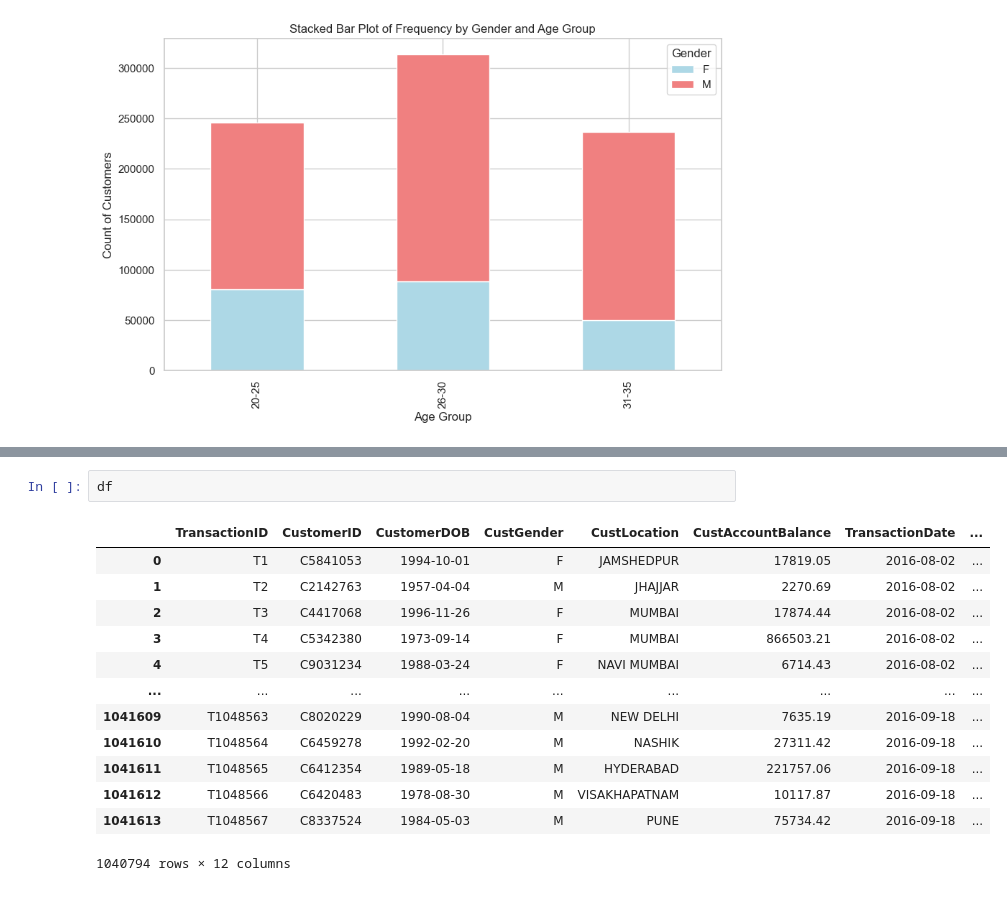
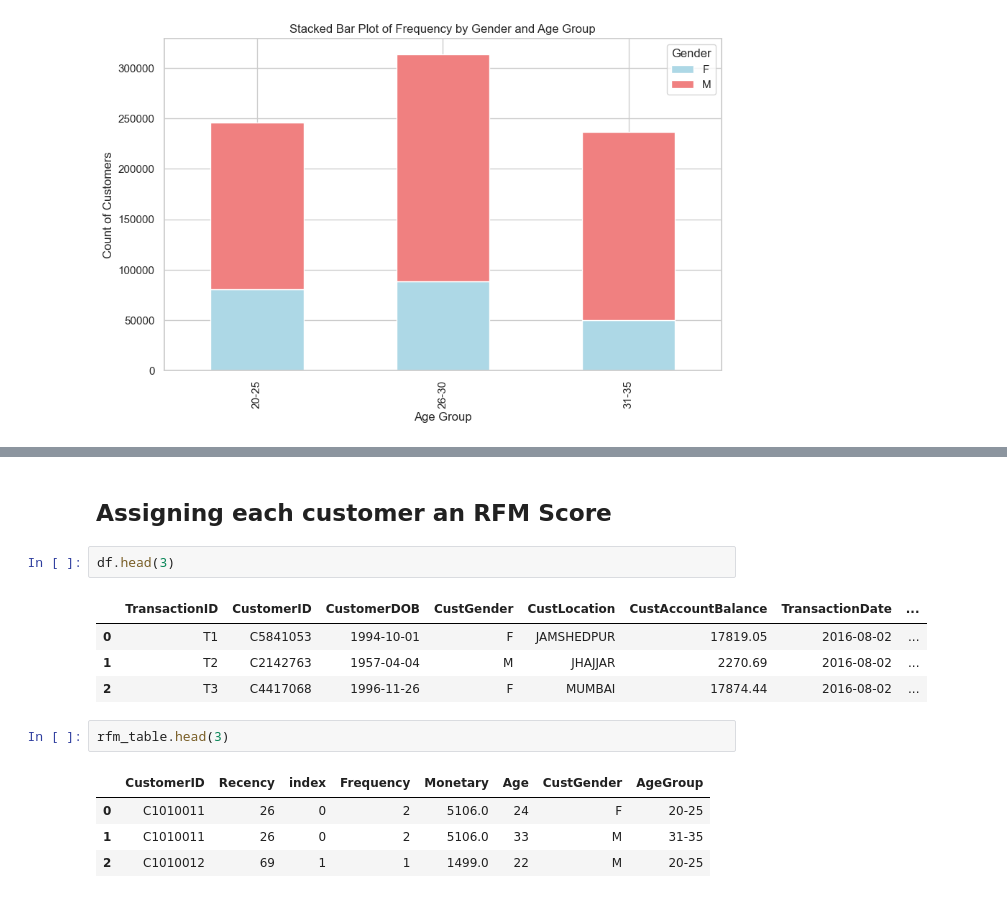
Before and after one commit to joachinhimself/RFM-Analysis, a Jupyter notebook: Notebooks/RFM Analysis Solution.ipynb, the cells around one changed output, grey strips where cells are left out. Saved outputs shown, nothing was run; the diff lists cells and outputs as text.

Commit message:
Assigning each customer RFM Score

```diff
--- a/Notebooks/RFM Analysis Solution.ipynb
+++ b/Notebooks/RFM Analysis Solution.ipynb
@@ -977,16 +982,16 @@ plt.show()
+# %% [markdown]
+## Assigning each customer an RFM Score ##
 # %%
-df
+df.head(3)
 # %% [output]
 |  | TransactionID | CustomerID | CustomerDOB | CustGender | CustLocation | CustAccountBalance | TransactionDate | ... |
 | 0 | T1 | C5841053 | 1994-10-01 | F | JAMSHEDPUR | 17819.05 | 2016-08-02 | ... |
 | 1 | T2 | C2142763 | 1957-04-04 | M | JHAJJAR | 2270.69 | 2016-08-02 | ... |
 | 2 | T3 | C4417068 | 1996-11-26 | F | MUMBAI | 17874.44 | 2016-08-02 | ... |
-| 3 | T4 | C5342380 | 1973-09-14 | F | MUMBAI | 866503.21 | 2016-08-02 | ... |
-| 4 | T5 | C9031234 | 1988-03-24 | F | NAVI MUMBAI | 6714.43 | 2016-08-02 | ... |
-| ... | ... | ... | ... | ... | ... | ... | ... | ... |
-| 1041609 | T1048563 | C8020229 | 1990-08-04 | M | NEW DELHI | 7635.19 | 2016-09-18 | ... |
-| 1041610 | T1048564 | C6459278 | 1992-02-20 | M | NASHIK | 27311.42 | 2016-09-18 | ... |
-| 1041611 | T1048565 | C6412354 | 1989-05-18 | M | HYDERABAD | 221757.06 | 2016-09-18 | ... |
-| 1041612 | T1048566 | C6420483 | 1978-08-30 | M | VISAKHAPATNAM | 10117.87 | 2016-09-18 | ... |
-| 1041613 | T1048567 | C8337524 | 1984-05-03 | M | PUNE | 75734.42 | 2016-09-18 | ... |
-1040794 rows × 12 columns
+# %%
+rfm_table.head(3)
+# %% [output]
+|  | CustomerID | Recency | index | Frequency | Monetary | Age | CustGender | AgeGroup |
+| 0 | C1010011 | 26 | 0 | 2 | 5106.0 | 24 | F | 20-25 |
+| 1 | C1010011 | 26 | 0 | 2 | 5106.0 | 33 | M | 31-35 |
+| 2 | C1010012 | 69 | 1 | 1 | 1499.0 | 22 | M | 20-25 |
```
Also changed, not shown: parts of 53 cells of this notebook.
